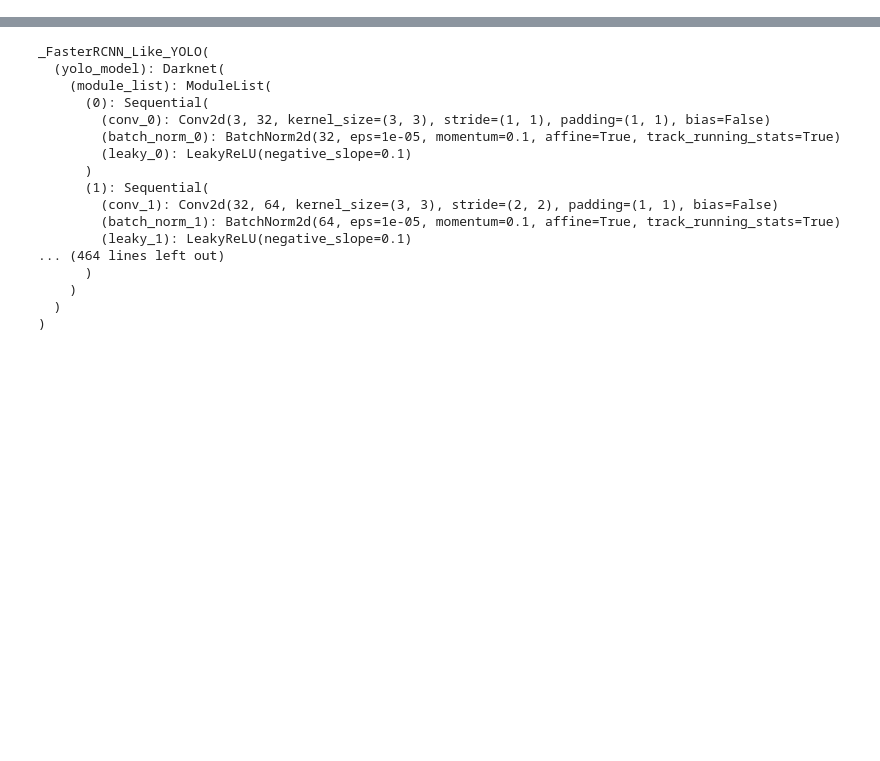
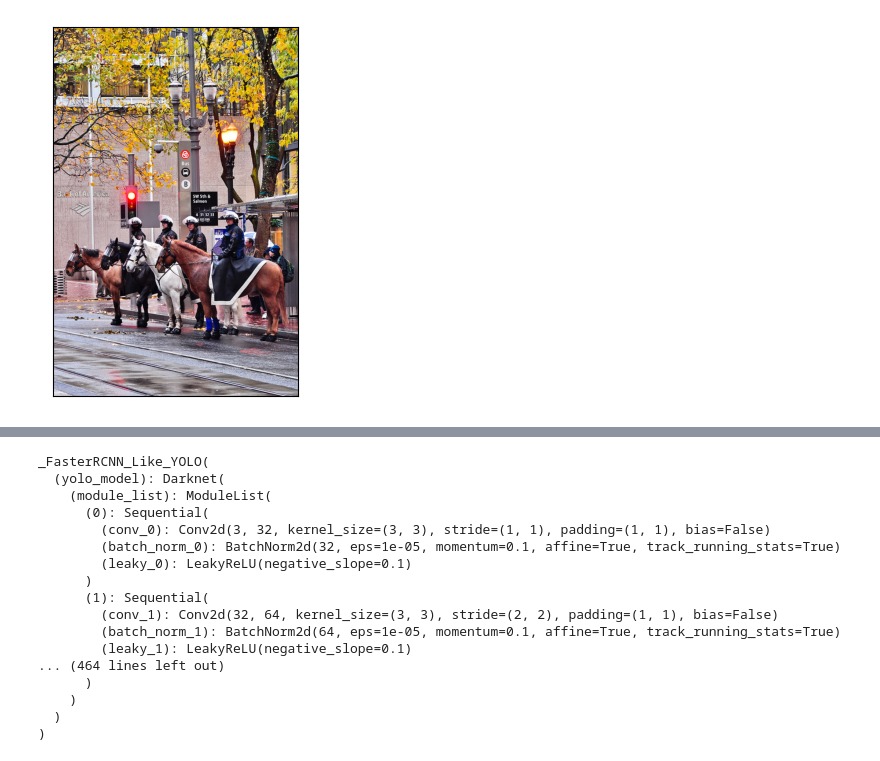
Before and after one commit to kkaiwwana/Det-Attacker, a Jupyter notebook: test_patch.ipynb, the cells around one changed output, grey strips where cells are left out. Saved outputs shown, nothing was run; the diff lists cells and outputs as text; code cells hidden in the pictures; blank space fills up the shorter version.

Commit message:
add data select; fix bug;

```diff
--- a/test_patch.ipynb
+++ b/test_patch.ipynb
@@ -60,0 +74,2 @@ import PIL
+# %%
+ds1, ds2 = coco_2017_dev_5k(requires_val=True, split_rate=[20, 30], data_selectors=[None, None])
@@ -60,0 +101,4 @@ import PIL
+# %%
+show(ds2[10][0])
+# %% [output]
+[figure, added]
```
Also changed, not shown: parts of 27 cells of this notebook, 30 other files.
